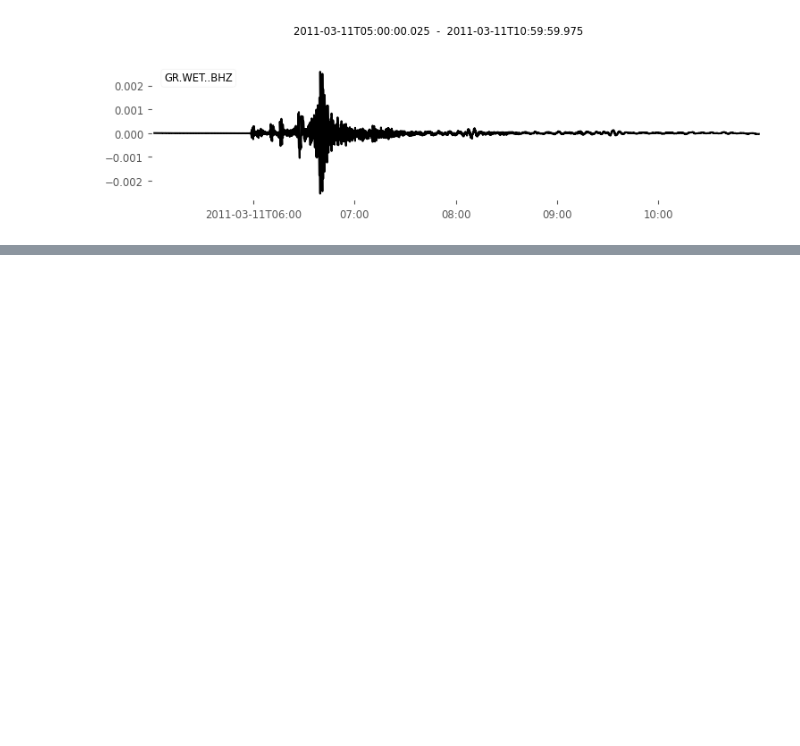
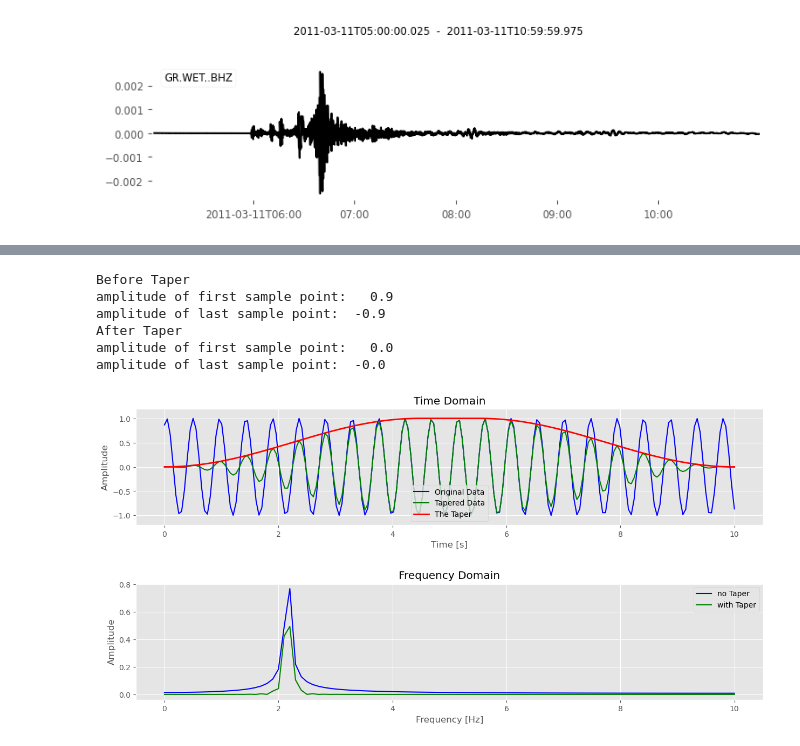
Before and after one commit to gaiazanella/gaia_scripts, a Jupyter notebook: cours_computational_seismology/spectral_analysis+preprocessing.ipynb, the cells around one changed output, grey strips where cells are left out. Drawn from its saved outputs; the diff is of its cells as text; code cells hidden in the pictures; blank space fills up the shorter version.

```diff
--- a/cours_computational_seismology/spectral_analysis+preprocessing.ipynb
+++ b/cours_computational_seismology/spectral_analysis+preprocessing.ipynb
@@ -109,0 +142,70 @@ st.plot()
+# %%
+# Cell 5 - tapers
+samp = 200                                # number of sample point (initial: 200)
+delta = 0.05                              # sample spacing (initial: 0.05)
+freq1 = 2.15                              # generator freq to create signal (initial: 2.15)
+freq2 = 7.8                               # generator freq to create signal (initial: 7.8)
+temp = np.linspace(0.0, samp*delta, samp) # time axis in seconds
+
+# generate freq1 Hz sine wave signal
+dat = np.sin(freq1 * 2.0 * np.pi * temp)
+# add an offset for the zero point of the sinewave
+dat = np.sin(freq1 * 2.0 * np.pi * temp + np.pi/3)
+## add another sinusoid to signal with freq2 Hz
+#dat = dat + np.sin(freq2 * 2.0 * np.pi * temp + np.pi/3)
+#noise_amplitude = 0.7
+## add noise to the signal
+#dat = dat + np.random.randn(len(dat)) * noise_amplitude
+# determine max. amplitude of data (for plotting)
+maximum = max(dat)
+
+print('Before Taper')
+print('amplitude of first sample point:%6.1f' %dat[0])
+print('amplitude of last sample point:%6.1f' %(dat[len(dat)-1]))
+
+# percentage of taper applied [0. ; 1.] (initial: 0.1)
+taper_percentage = 0.9
+# define taper window
+taper = cosine_taper(samp,taper_percentage)
+# taper the signal
+dat_taper = dat * taper
+
+print('After Taper')
+print('amplitude of first sample point:%6.1f' %dat_taper[0])
+print('amplitude of last sample point:%6.1f' %(dat_taper[len(dat_taper)-1]))
+
+# FFT data into frequency-domain
+Fdat = np.fft.rfft(dat, n=samp)
+Fdat_taper = np.fft.rfft(dat_taper, n=samp)
+# x-axis in f-domain for plotting
+#xf = np.linspace(0.0, 1.0/(2.0*delta), (samp/2)+1)
+xf = np.linspace(0.0, 1.0/(2.0*delta), int(samp/2) + 1)
+
+# plot
+plt.subplot(211)
+plt.title('Time Domain')
+plt.plot(temp, dat, label="Original Data", color='b', linewidth=1.5)
+plt.plot(temp, dat_taper, label="Tapered Data", color='g',linewidth=1.5)
+plt.plot(temp, taper, label="The Taper", color='r', linewidth=2)
+plt.legend(loc='lower center')
+plt.xlabel('Time [s]')
+plt.ylabel('Amplitude')
+plt.ylim(-(maximum+0.2),maximum+0.2)
+
+plt.subplot(212)
+plt.title('Frequency Domain')
+plt.plot(xf, 2.0/samp * np.abs(Fdat), color='b',label="no Taper",linewidth=1.5)
+plt.plot(xf, 2.0/samp * np.abs(Fdat_taper), label="with Taper", color='g',linewidth=1.5)
+plt.legend()
+plt.xlabel('Frequency [Hz]')
+plt.ylabel('Amplitude')
+
+plt.show()
+# %% [output]
+Before Taper
+amplitude of first sample point:   0.9
+amplitude of last sample point:  -0.9
+After Taper
+amplitude of first sample point:   0.0
+amplitude of last sample point:  -0.0
+[figure, added]
```
Also changed, not shown: parts of 5 cells of this notebook.
